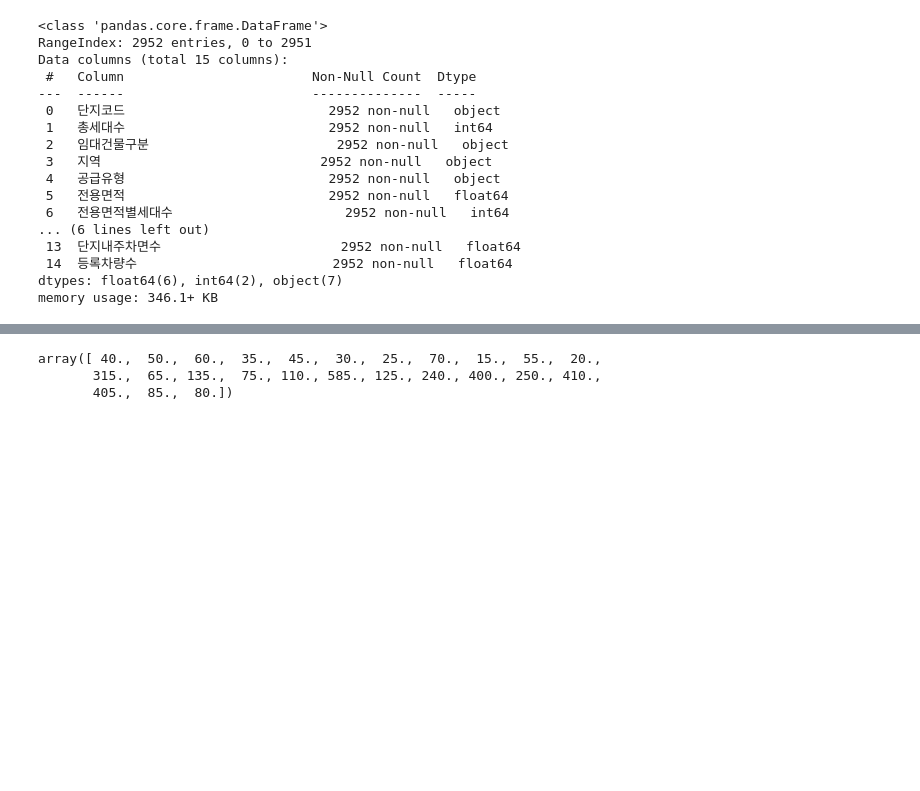
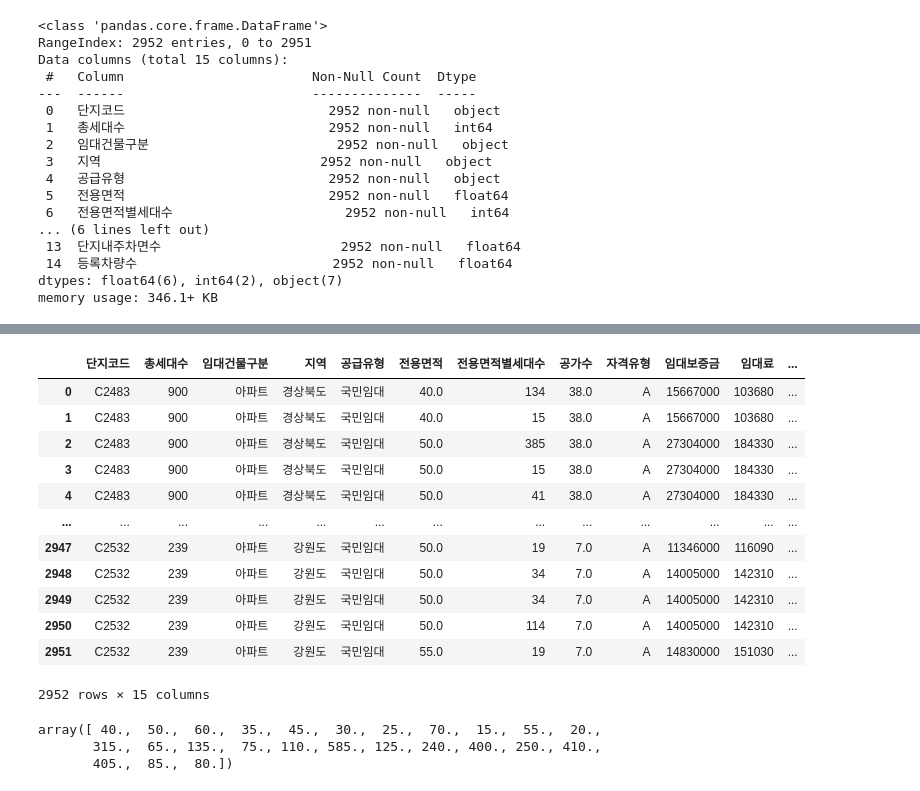
Before and after one commit to gustnekd47/DACON_parkingLot, a Jupyter notebook: main.ipynb, the cells around one changed output, grey strips where cells are left out. Cells and saved outputs as stored; diff of their text form; code cells hidden in the pictures; blank space fills up the shorter version.

```diff
--- a/main.ipynb
+++ b/main.ipynb
@@ -99 +192,18 @@ train["전용면적"] = train["전용면적"].apply(lambda x:round(x/5,0)*5)
+# %%
+df.groupby(["단지코드", "임대건물구분"], axis=0).sum()
+df
+# %% [output]
+|  | 단지코드 | 총세대수 | 임대건물구분 | 지역 | 공급유형 | 전용면적 | 전용면적별세대수 | 공가수 | 자격유형 | 임대보증금 | 임대료 | ... |
+| 0 | C2483 | 900 | 아파트 | 경상북도 | 국민임대 | 40.0 | 134 | 38.0 | A | 15667000 | 103680 | ... |
+| 1 | C2483 | 900 | 아파트 | 경상북도 | 국민임대 | 40.0 | 15 | 38.0 | A | 15667000 | 103680 | ... |
+| 2 | C2483 | 900 | 아파트 | 경상북도 | 국민임대 | 50.0 | 385 | 38.0 | A | 27304000 | 184330 | ... |
+| 3 | C2483 | 900 | 아파트 | 경상북도 | 국민임대 | 50.0 | 15 | 38.0 | A | 27304000 | 184330 | ... |
+| 4 | C2483 | 900 | 아파트 | 경상북도 | 국민임대 | 50.0 | 41 | 38.0 | A | 27304000 | 184330 | ... |
+| ... | ... | ... | ... | ... | ... | ... | ... | ... | ... | ... | ... | ... |
+| 2947 | C2532 | 239 | 아파트 | 강원도 | 국민임대 | 50.0 | 19 | 7.0 | A | 11346000 | 116090 | ... |
+| 2948 | C2532 | 239 | 아파트 | 강원도 | 국민임대 | 50.0 | 34 | 7.0 | A | 14005000 | 142310 | ... |
+| 2949 | C2532 | 239 | 아파트 | 강원도 | 국민임대 | 50.0 | 34 | 7.0 | A | 14005000 | 142310 | ... |
+| 2950 | C2532 | 239 | 아파트 | 강원도 | 국민임대 | 50.0 | 114 | 7.0 | A | 14005000 | 142310 | ... |
+| 2951 | C2532 | 239 | 아파트 | 강원도 | 국민임대 | 55.0 | 19 | 7.0 | A | 14830000 | 151030 | ... |
+2952 rows × 15 columns
 # %%
```
Also changed, not shown: parts of 15 cells of this notebook.
